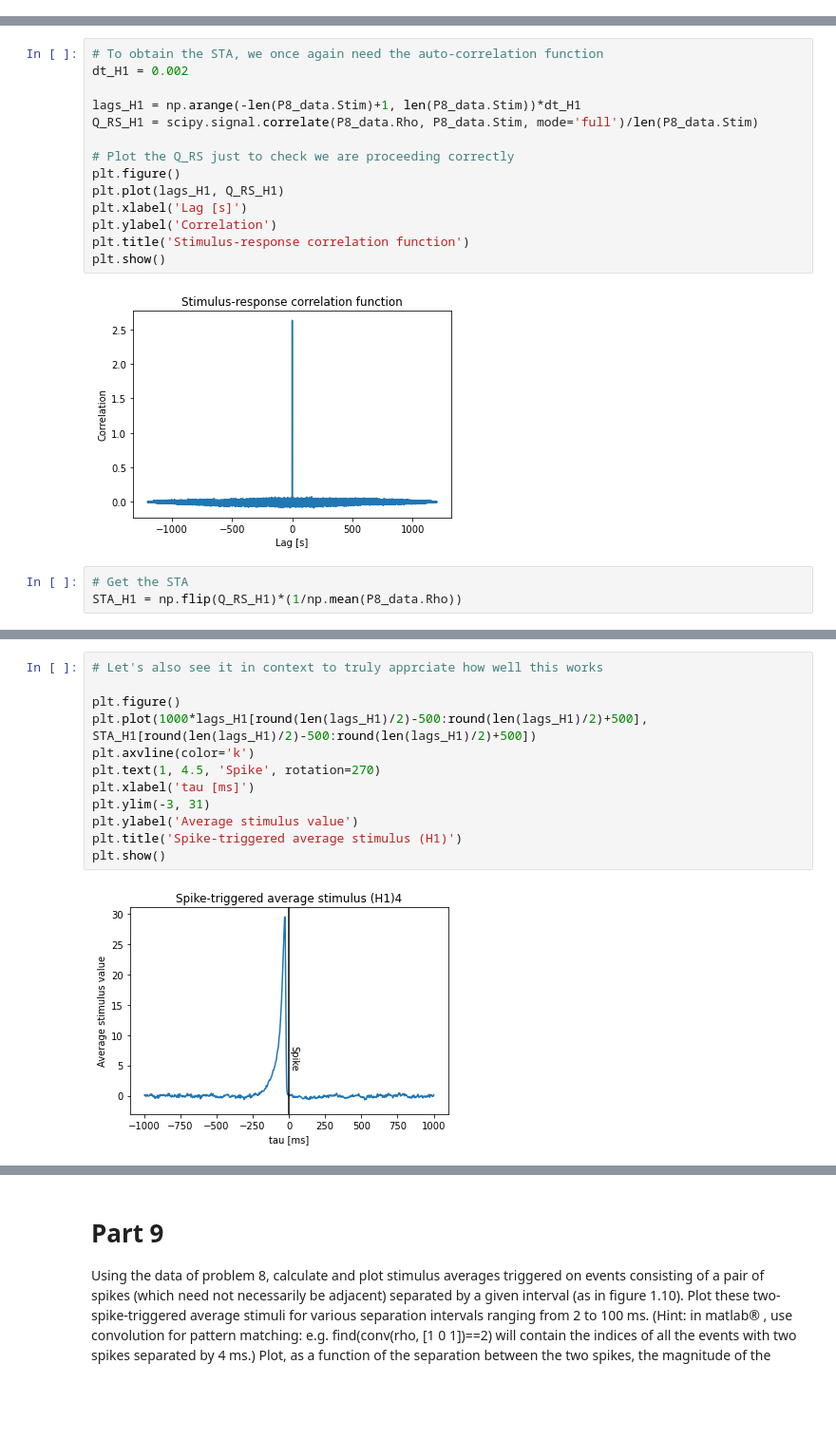
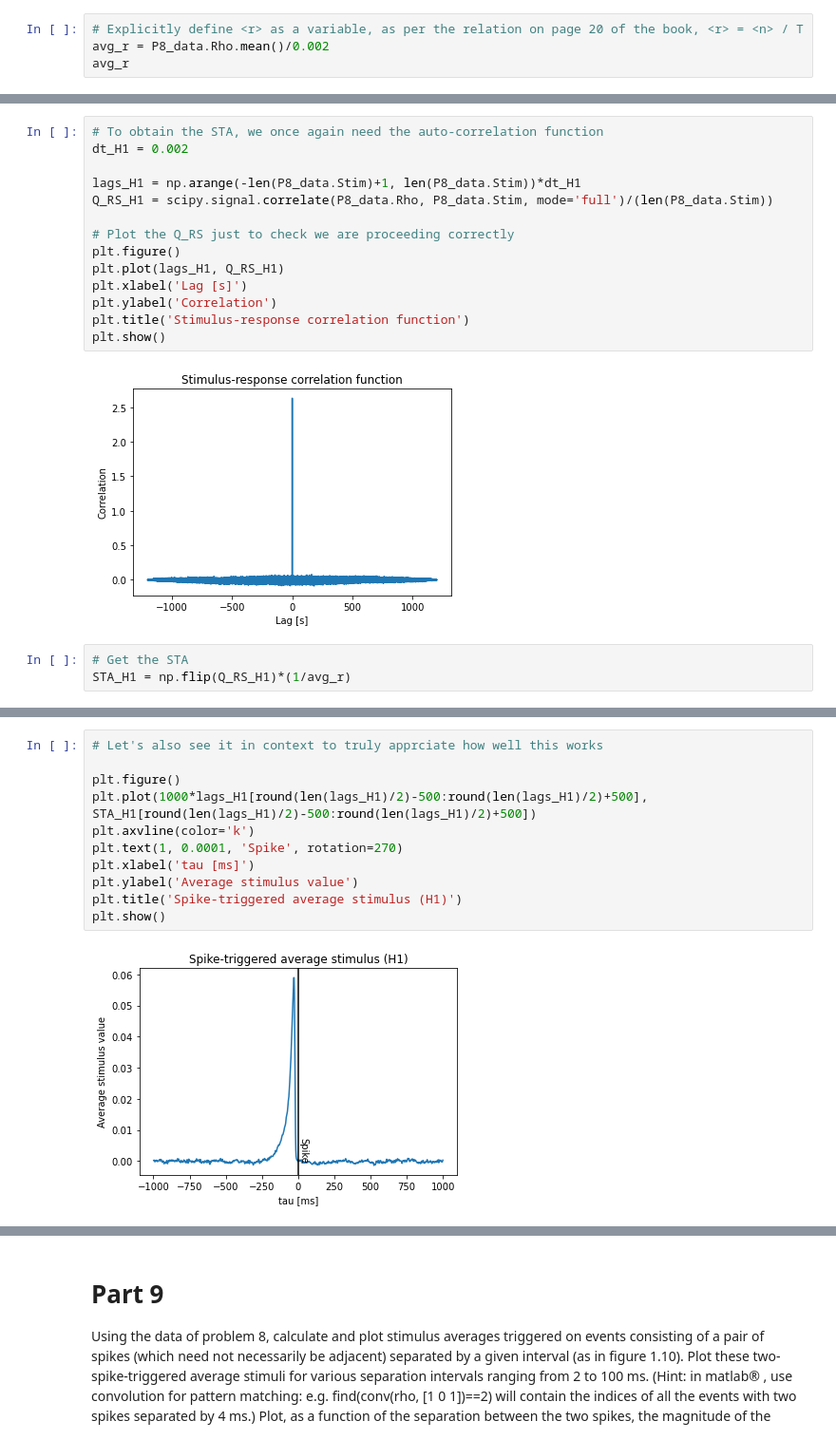
Before and after one commit to Revanchist317/DA_exercises, a Jupyter notebook: Chapter 1.ipynb, the cells around one changed output, grey strips where cells are left out. Shown: that part at 95% size. Cells and saved outputs as stored; diff of their text form; blank space fills up the shorter version.

```diff
--- a/Chapter 1.ipynb
+++ b/Chapter 1.ipynb
@@ -690,0 +737,4 @@ P8_data.head()
+# %%
+# Explicitly define <r> as a variable, as per the relation on page 20 of the book, <r> = <n> / T
+avg_r = P8_data.Rho.mean()/0.002
+avg_r
@@ -693,7 +745,7 @@ P8_data.head()
 dt_H1 = 0.002
 
 lags_H1 = np.arange(-len(P8_data.Stim)+1, len(P8_data.Stim))*dt_H1
-Q_RS_H1 = scipy.signal.correlate(P8_data.Rho, P8_data.Stim, mode='full')/len(P8_data.Stim)
+Q_RS_H1 = scipy.signal.correlate(P8_data.Rho, P8_data.Stim, mode='full')/(len(P8_data.Stim))
 
 # Plot the Q_RS just to check we are proceeding correctly
 plt.figure()
@@ -706,7 +758,7 @@ plt.show()
 [figure]
 # %%
 # Get the STA
-STA_H1 = np.flip(Q_RS_H1)*(1/np.mean(P8_data.Rho))
+STA_H1 = np.flip(Q_RS_H1)*(1/avg_r)
 # %%
 # Plot the range between 0 and 300 ms lag using 150 time points
 
@@ -724,14 +776,13 @@ plt.show()
 # %%
 # Let's also see it in context to truly apprciate how well this works
 
 plt.figure()
 plt.plot(1000*lags_H1[round(len(lags_H1)/2)-500:round(len(lags_H1)/2)+500], STA_H1[round(len(lags_H1)/2)-500:round(len(lags_H1)/2)+500])
 plt.axvline(color='k')
-plt.text(1, 4.5, 'Spike', rotation=270)
+plt.text(1, 0.0001, 'Spike', rotation=270)
 plt.xlabel('tau [ms]')
-plt.ylim(-3, 31)
 plt.ylabel('Average stimulus value')
 plt.title('Spike-triggered average stimulus (H1)')
 plt.show()
 # %% [output]
-[figure, old version]
+[figure, new version]
```
Also changed, not shown: parts of 32 cells of this notebook.
